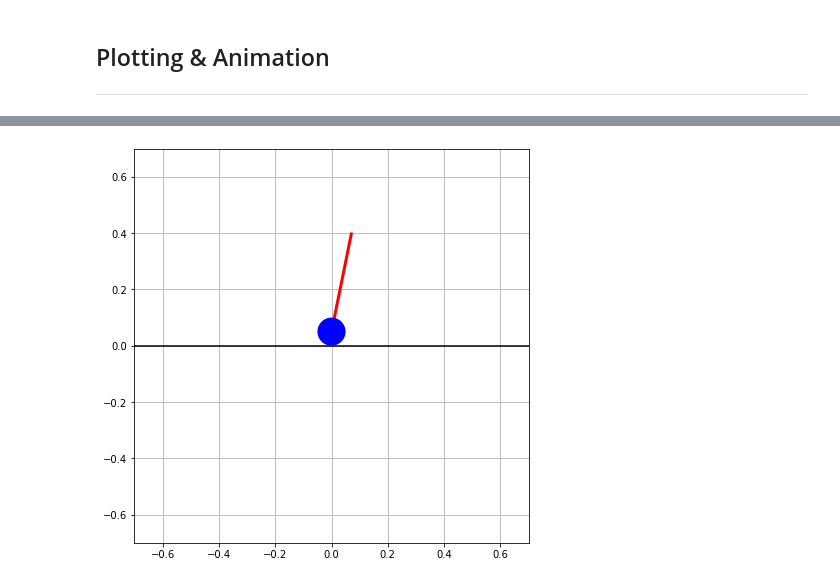
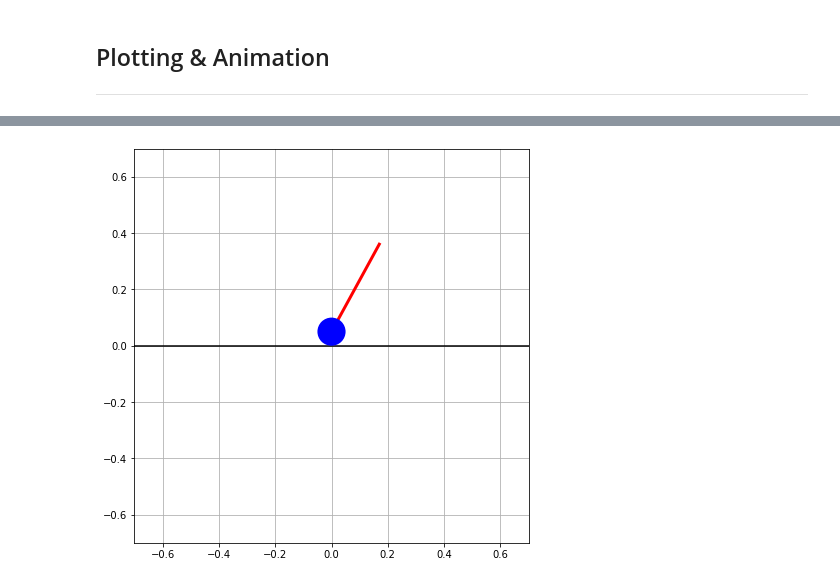
Before and after one commit to Brazilian-Institute-of-Robotics/bir_bbot, a Jupyter notebook: Model_simulation/control_notebook.ipynb, the cells around one changed output, grey strips where cells are left out. Saved outputs shown, nothing was run; the diff lists cells and outputs as text; code cells hidden in the pictures.

```diff
--- a/Model_simulation/control_notebook.ipynb
+++ b/Model_simulation/control_notebook.ipynb
@@ -282,5 +288,5 @@ def dlqr_calculate(G, H, Q, R, returnPE=False): # Ref.: https://github.com/pytho
 # %%
-Q_lqr = np.diag([1,1,1,10])
+Q_lqr = np.diag([1000,100,1,10])
 R_lqr = np.diag([1e3,1e3])
 
 K_dlqr, S_dlqr, E_dlqr = dlqr_calculate(Ar,Br,Q_lqr,R_lqr,True)
@@ -337,19 +374,13 @@ func_jac = lambdify([t, reduced_state_vec, u],jac2sim,'numpy')
 # %%
 
-simulator = integrate.ode(func)                           # Ode class object used for simulation
+simulator = integrate.ode(func ,func_jac)                                     # Ode class object used for simulation
 simulator.set_initial_value(state_initial_conditions, t0)           # Set initial consitions of the system
 simulator.set_integrator('vode')
 simulator.set_f_params(initial_inputs)                              # Set the initial inputs (wheel torques) values in the system
 simulator.set_jac_params(initial_inputs)                            # Set the initial inputs (wheel torques) values in the jacobian
 
 def call_controller(current_states):                                # Function to call the controller
-    # control_states = np.zeros((4,))
-    # control_states[0:3] = current_states[0:3]
-    # control_states[3] = current_states[4]
-    current_inputs = np.matmul(-1*K_dlqr,current_states).reshape(2,1)
-    # print(current_inputs,current_inputs.shape)
-    return current_inputs
-
+    return np.matmul(-1*K_dlqr,current_states).reshape(2,1)
     # return np.array([0,0]).reshape(2,1)
 
 t1 = 10                                                           # Max. time for simulation
@@ -363,18 +394,16 @@ input_history = np.array(initial_inputs).reshape(2,1)
 
 control_states = np.zeros((4,))
 
+state_ref = np.array([0.1,0,0,0.0])
+
 while simulator.successful() and simulator.t <= t1:                 # Simulation main loop
     history = np.hstack((history,np.array([simulator.integrate(simulator.t+dt)]).reshape(4,1)))        # Simulate one time step and save in history
     time_history.append(simulator.t+dt)
 
-    input_history = np.hstack((input_history,call_controller(history[:,-1])))     # Call the controller
+    input_history = np.hstack((input_history,call_controller(history[:,-1] - state_ref)))     # Call the controller
     controller_calls += 1
 
-    # control_states[0:3] = history[0:3,-1]
-    # control_states[3] = history[4,-1]
-    # current_inputs = np.matmul(-1*K_lqr,history[:,-1]).reshape(2,)
-
-    simulator.set_f_params(input_history[:,-1])                          # Update the controller values in the systems equations
+    simulator.set_f_params(input_history[:,-1])                       # Update the controller values in the systems equations
     simulator.set_jac_params(input_history[:,-1])                     # Update the controller values in the jacobian matrix
 
     # controller_time += dt
@@ -396,0 +429,17 @@ x_pos = integrate.cumtrapz(y = history[0,:],x = time_history,initial=0) # Integr
+# %%
+sys2sim = system_equations.subs([d_v,visc_v,l_v,r_v,Mp_v,Mw_v,Iw_c_v,Iw_r_v,Ip_x_v,Ip_y_v,Ip_z_v,g_v])
+jac2sim = Ac.subs([d_v,visc_v,l_v,r_v,Mp_v,Mw_v,Iw_c_v,Iw_r_v,Ip_x_v,Ip_y_v,Ip_z_v,g_v])
+# %%
+from scipy import integrate
+
+state_initial_conditions = [0,0.5,0,0.5,0,0]
+initial_inputs = [0,0]
+t0 = 0
+
+#* Create lambda functions of the system and the jacobian
+
+func = lambdify([t, state_vec, u],sys2sim,'numpy')
+func_jac = lambdify([t, state_vec, u],jac2sim,'numpy')
+
+# func(0,state_initial_conditions, initial_inputs)
+# func_jac(0,state_initial_conditions, initial_inputs)
@@ -461,34 +554,34 @@ from matplotlib.patches import Circle
 from matplotlib.animation import FuncAnimation
 
 xlim = (-0.7,0.7)
 ylim = (-0.7,0.7)
 
 fig = plt.figure(figsize=(8.3333, 7.25), dpi=72) #figsize=(8.3333, 7.25), dpi=72
 ax = fig.add_subplot(111,xlim=xlim,ylim=ylim)
 ax.set_aspect('equal')
 ax.grid()
 
 height = 0.354
 
 ax.plot([xlim[0],xlim[1]],[0,0],'-k')         # Ground
 
 pend_rod, = ax.plot([x_pos[0], x_pos[0]+height*np.math.sin(history[3,0])],[r_v[1],r_v[1] + height*np.math.cos(history[3,0])], 'r', lw=3)
 pend_wheel = ax.add_patch(Circle((x_pos[0],r_v[1]), r_v[1], fc='b', zorder=3))
 
 def init_anim():
   pend_rod, = ax.plot([x_pos[0], x_pos[0]+height*np.math.sin(history[3,0])],[r_v[1],r_v[1] + height*np.math.cos(history[3,0])], 'r', lw=3)
   pend_wheel = ax.add_patch(Circle((x_pos[0],r_v[1]), r_v[1], fc='b', zorder=3))
   return pend_rod, pend_wheel
 
 def animate(i):
-  xaxis = [x_pos[i], x_pos[i] + height*np.math.sin(history[3,i])]
+  xaxis = [x_pos[i](, x_pos[i] + height*np.math.sin(history[3,i])]
   yaxis = [r_v[1], r_v[1] + height*np.math.cos(history[3,i])]
 
-  pend_rod.set_data(xaxis,yaxis)
+  pend_rod.set_dataxaxis,yaxis)
   pend_wheel.set_center((x_pos[i],r_v[1]))
   return pend_rod, pend_wheel
 
 anim = FuncAnimation(fig, animate,frames=len(time_history),interval=200,blit=True)
 # %% [output]
-[figure, old version]
+[figure, new version]
 # %%
```
Also changed, not shown: parts of 19 cells of this notebook.
